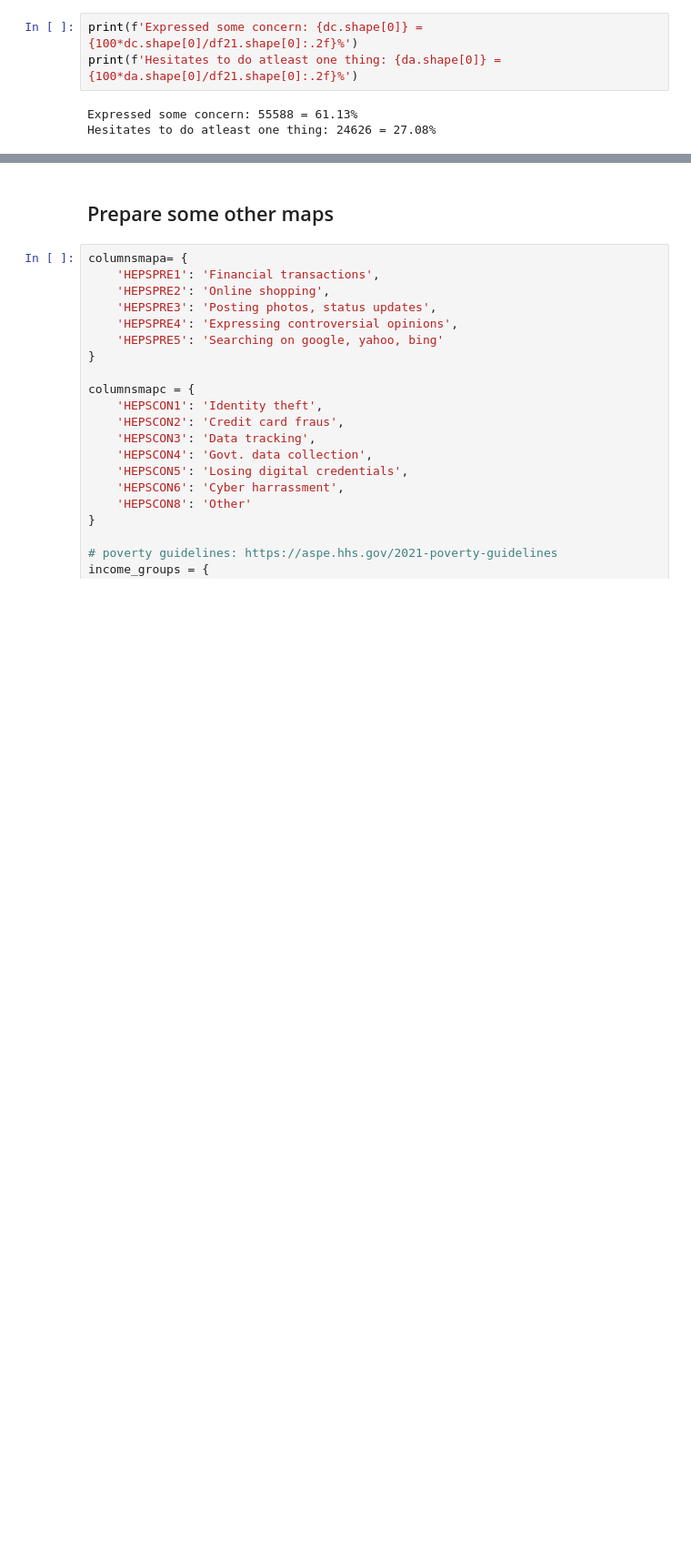
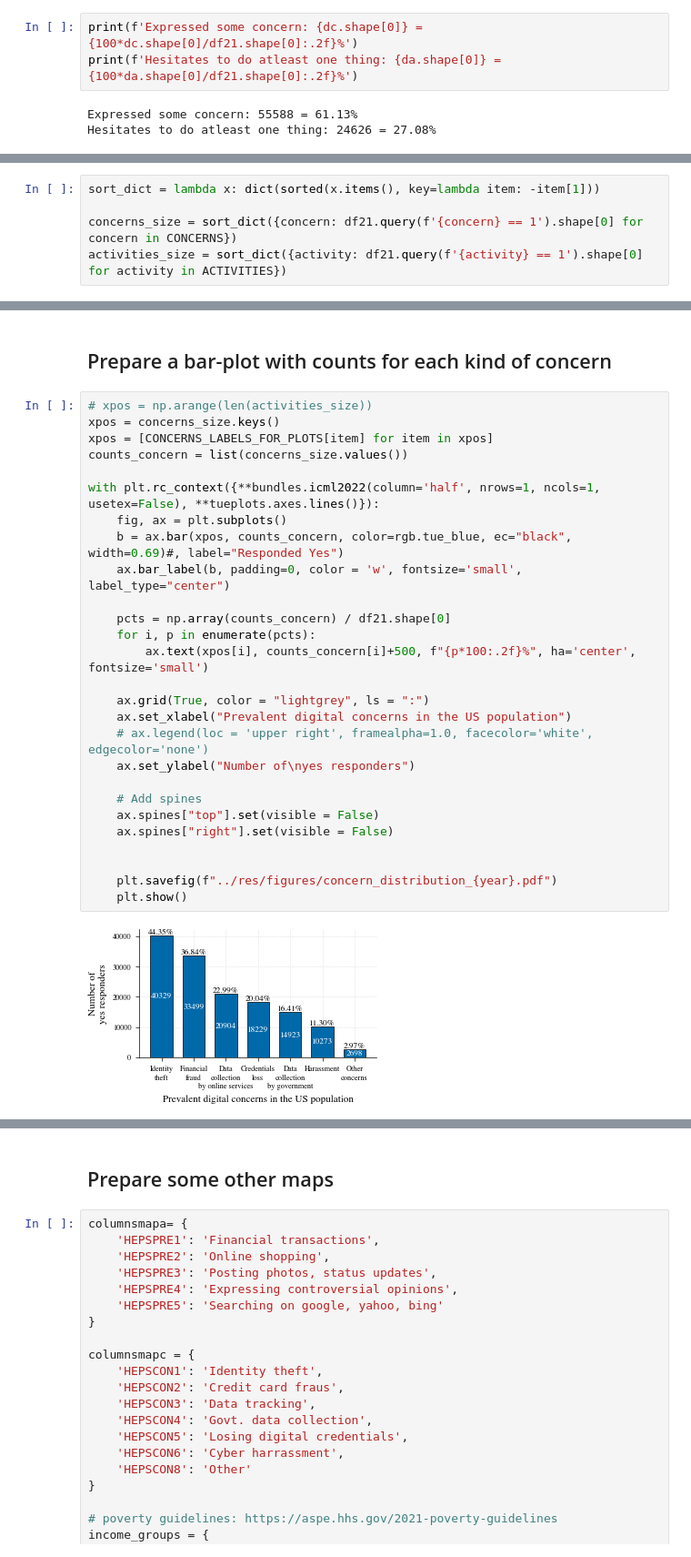
Before and after one commit to swag2198/data-literacy, a Jupyter notebook: exp/exp_AssociationBetweenVariables.ipynb, the cells around one changed output, grey strips where cells are left out. Shown at 91% size. Drawn from its saved outputs; the diff is of its cells as text; blank space fills up the shorter version.

```diff
--- a/exp/exp_AssociationBetweenVariables.ipynb
+++ b/exp/exp_AssociationBetweenVariables.ipynb
@@ -211,0 +247,5 @@ activities_size
+# %%
+sort_dict = lambda x: dict(sorted(x.items(), key=lambda item: -item[1]))
+
+concerns_size = sort_dict({concern: df21.query(f'{concern} == 1').shape[0] for concern in CONCERNS})
+activities_size = sort_dict({activity: df21.query(f'{activity} == 1').shape[0] for activity in ACTIVITIES})
@@ -211,0 +270,31 @@ activities_size
+# %% [markdown]
+## Prepare a bar-plot with counts for each kind of concern
+# %%
+# xpos = np.arange(len(activities_size))
+xpos = concerns_size.keys()
+xpos = [CONCERNS_LABELS_FOR_PLOTS[item] for item in xpos]
+counts_concern = list(concerns_size.values())
+
+with plt.rc_context({**bundles.icml2022(column='half', nrows=1, ncols=1, usetex=False), **tueplots.axes.lines()}):
+    fig, ax = plt.subplots()
+    b = ax.bar(xpos, counts_concern, color=rgb.tue_blue, ec="black", width=0.69)#, label="Responded Yes")
+    ax.bar_label(b, padding=0, color = 'w', fontsize='small', label_type="center")
+
+    pcts = np.array(counts_concern) / df21.shape[0]
+    for i, p in enumerate(pcts):
+        ax.text(xpos[i], counts_concern[i]+500, f"{p*100:.2f}%", ha='center', fontsize='small')
+
+    ax.grid(True, color = "lightgrey", ls = ":")
+    ax.set_xlabel("Prevalent digital concerns in the US population")
+    # ax.legend(loc = 'upper right', framealpha=1.0, facecolor='white', edgecolor='none')
+    ax.set_ylabel("Number of\nyes responders")
+
+    # Add spines
+    ax.spines["top"].set(visible = False)
+    ax.spines["right"].set(visible = False)
+
+
+    plt.savefig(f"../res/figures/concern_distribution_{year}.pdf")
+    plt.show()
+# %% [output]
+[figure, added]
```
Also changed, not shown: parts of 58 cells of this notebook, 6 other files.
